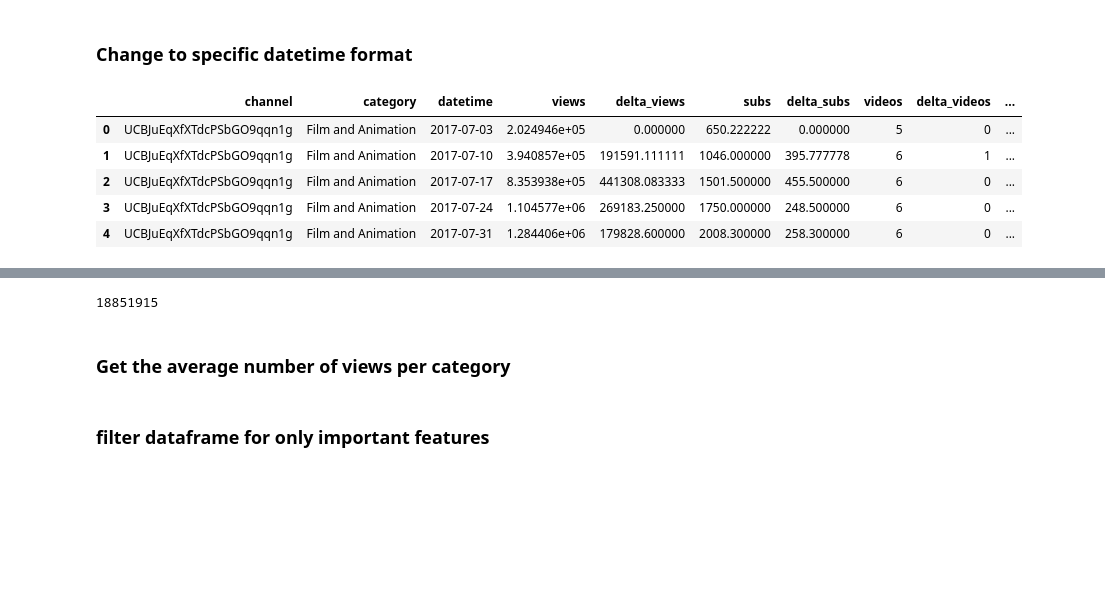
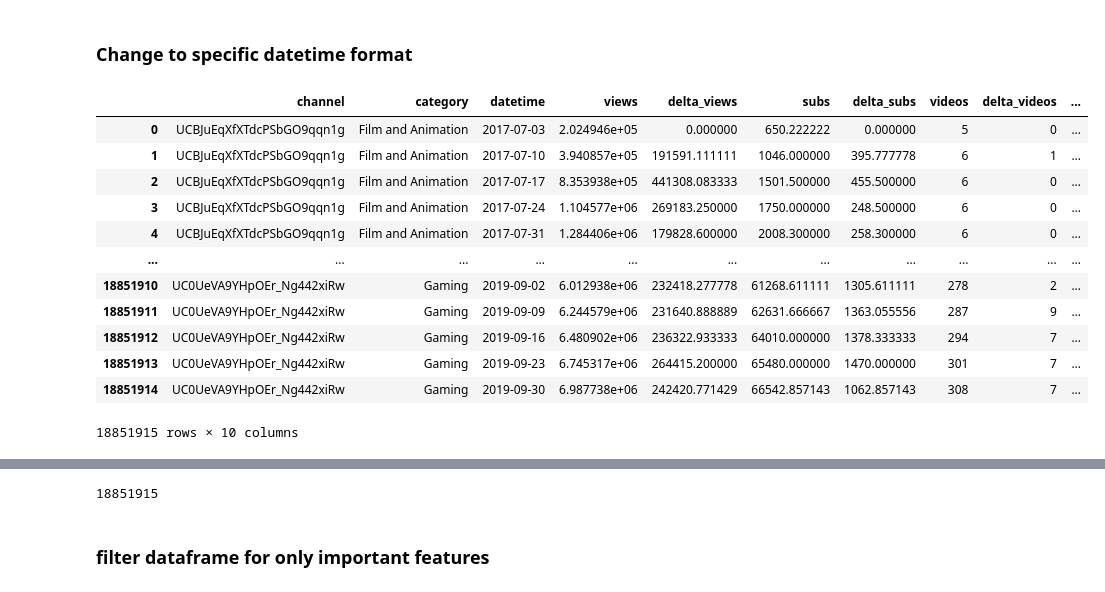
Before and after one commit to epfl-ada/ada-2022-project-chromegoldfish, a Jupyter notebook: src/data-explore.ipynb, the cells around one changed output, grey strips where cells are left out. Cells and saved outputs as stored; diff of their text form; code cells hidden in the pictures; blank space fills up the shorter version.

```diff
--- a/src/data-explore.ipynb
+++ b/src/data-explore.ipynb
@@ -17,7 +17,7 @@ pd.set_option('display.max_colwidth', None)
 # %%
 # read data timeseries and channel
 timeseries_df = pd.read_csv('../data/df_timeseries_en.tsv.gz', sep='\t')
-channel_df = pd.read_csv('../df_channels_en.tsv.gz', sep='\t')
+channel_df = pd.read_csv('../data/df_channels_en.tsv.gz', sep='\t')
 
 timeseries_df.dropna(axis=0, inplace=True)
 channel_df.dropna(axis=0, inplace=True)
@@ -50,14 +50,21 @@ timeseries_w_channels_df['datetime'] = pd.to_datetime(timeseries_w_channels_df['
 timeseries_w_channels_df['datetime'] = pd.to_datetime(timeseries_w_channels_df['datetime'], format='%Y-%m-%d')
 timeseries_w_channels_df = timeseries_w_channels_df.drop(['videos_cc', 'subscribers_cc', 'subscriber_rank_sb', 'weights', 'join_date', 'category_cc', 'activity'], axis=1)
 # %%
-timeseries_w_channels_df.head()
+timeseries_w_channels_df
 # %% [output]
 |  | channel | category | datetime | views | delta_views | subs | delta_subs | videos | delta_videos | ... |
 | 0 | UCBJuEqXfXTdcPSbGO9qqn1g | Film and Animation | 2017-07-03 | 2.024946e+05 | 0.000000 | 650.222222 | 0.000000 | 5 | 0 | ... |
 | 1 | UCBJuEqXfXTdcPSbGO9qqn1g | Film and Animation | 2017-07-10 | 3.940857e+05 | 191591.111111 | 1046.000000 | 395.777778 | 6 | 1 | ... |
 | 2 | UCBJuEqXfXTdcPSbGO9qqn1g | Film and Animation | 2017-07-17 | 8.353938e+05 | 441308.083333 | 1501.500000 | 455.500000 | 6 | 0 | ... |
 | 3 | UCBJuEqXfXTdcPSbGO9qqn1g | Film and Animation | 2017-07-24 | 1.104577e+06 | 269183.250000 | 1750.000000 | 248.500000 | 6 | 0 | ... |
 | 4 | UCBJuEqXfXTdcPSbGO9qqn1g | Film and Animation | 2017-07-31 | 1.284406e+06 | 179828.600000 | 2008.300000 | 258.300000 | 6 | 0 | ... |
+| ... | ... | ... | ... | ... | ... | ... | ... | ... | ... | ... |
+| 18851910 | UC0UeVA9YHpOEr_Ng442xiRw | Gaming | 2019-09-02 | 6.012938e+06 | 232418.277778 | 61268.611111 | 1305.611111 | 278 | 2 | ... |
+| 18851911 | UC0UeVA9YHpOEr_Ng442xiRw | Gaming | 2019-09-09 | 6.244579e+06 | 231640.888889 | 62631.666667 | 1363.055556 | 287 | 9 | ... |
+| 18851912 | UC0UeVA9YHpOEr_Ng442xiRw | Gaming | 2019-09-16 | 6.480902e+06 | 236322.933333 | 64010.000000 | 1378.333333 | 294 | 7 | ... |
+| 18851913 | UC0UeVA9YHpOEr_Ng442xiRw | Gaming | 2019-09-23 | 6.745317e+06 | 264415.200000 | 65480.000000 | 1470.000000 | 301 | 7 | ... |
+| 18851914 | UC0UeVA9YHpOEr_Ng442xiRw | Gaming | 2019-09-30 | 6.987738e+06 | 242420.771429 | 66542.857143 | 1062.857143 | 308 | 7 | ... |
+18851915 rows × 10 columns
 # %%
 # gets the videos grouped by categories
 timeseries_w_channels_df.groupby(by=['category'])['category'].count().sort_values(ascending=False)
@@ -83,5 +90,3 @@ Name: category, dtype: int64
 print(len(timeseries_w_channels_df))
 # %% [output]
 18851915
-# %% [markdown]
-### Get the average number of views per category
```
Also changed, not shown: parts of 62 cells of this notebook.
